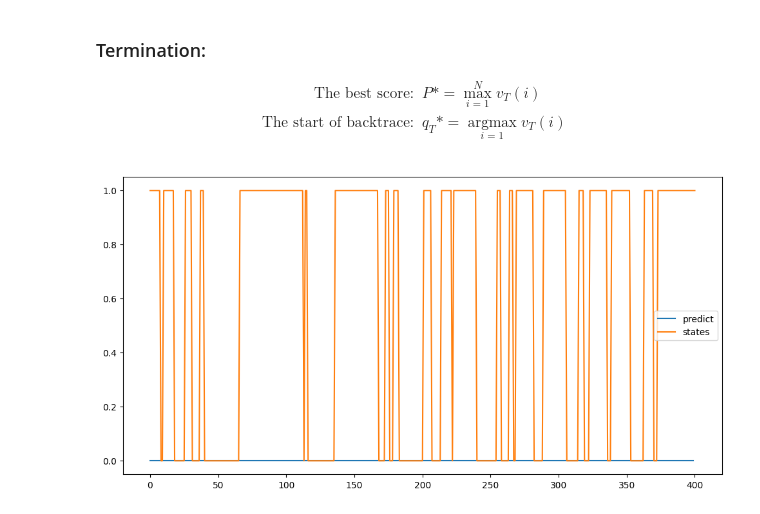
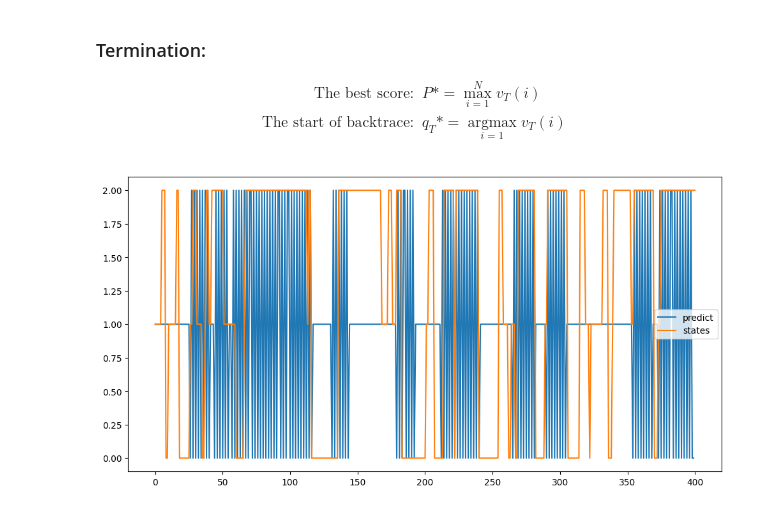
Before and after one commit to lmb2327/HMM, a Jupyter notebook: HMM_in progres.ipynb, the cells around one changed output. Drawn from its saved outputs; the diff is of its cells as text; code cells hidden in the pictures.

```diff
--- a/HMM_in progres.ipynb
+++ b/HMM_in progres.ipynb
@@ -229,7 +226,7 @@ def compute_backward(N,T,A_b,b_b,pi_b,observations):
     #initialize
     backward[:,T-1] =  1
 
-    for t in reversed(range(0,T-1)):
+    for t in range(T-2,-1,-1):
         for n in range(N):
             #np.ones for the sum, backward[]*A[][] multiplies each state by the transition probability to state n, and b[]
             #gives the probability of seeing observation t+1 when in state n
@@ -443,2 +447,0 @@ def EM(N,T,A_m,b_m,pi_m,observations):
-# %%
-A_hat, b_hat, pi_hat = EM(N,T,A_hat,b_hat,pi_hat,observations)
@@ -453,0 +448,7 @@ THE ESTIMATE FOR b IS
+# %%
+def generate_row_stochastic_matrix(n,m):
+    """Generates an n x n matrix where each row sums to 1"""
+    matrix = np.random.rand(n, m)
+    row_sums = matrix.sum(axis=1, keepdims=True)
+    row_stochastic_matrix = matrix / row_sums
+    return row_stochastic_matrix
@@ -453,0 +457,31 @@ THE ESTIMATE FOR b IS
+# %%
+max = -np.inf
+A_max = []
+b_max = []
+pi_max = []
+
+for i in range(20):
+    print(i)
+    A_temp = generate_row_stochastic_matrix(N,N)
+    b_temp = generate_row_stochastic_matrix(N,2)
+
+    pi_temp = [1/3,1/3,1/3]
+    A_hat, b_hat, pi_hat,logr = EM(N,T,A_temp,b_temp,pi_temp,observations)
+
+    if logr > max:
+        max = logr
+        A_max = A_hat
+        b_max = b_hat
+        pi_max = pi_hat
+
+print("THE REAL VALUES FOR A IS")
+print(A)
+print("THE REAL VALUES FOR b IS")
+print(b)
+print("THE REAL VALUES FOR pi IS")
+print(pi)
+print()
+print("THE MAXIMUM ESTIMATE FOR A IS")
+print(np.round(A_max,2))
+print("THE MAXIMUM ESTIMATE FOR b IS")
+print(np.round(b_max,2))
@@ -508,32 +560,32 @@ def viterbi(N,T,A_hat,b_hat,pi_hat,observations):
     for j in range(N):
         viterbi[j,0] = pi_hat[j]*b_hat[j,observations[0]]
         backpointers[j,0] = 0
 
     #Find which one has the highest probability to yield the observation at the next step
     for t in range(1,T-1):
         for j in range(N):
             viterbi[j,t] = np.max(viterbi[:,t-1]*A_hat[:,j]*b_hat[j,observations[t]])
             #find the index (state)
             backpointers[j,t] = np.where(viterbi[:,t-1]*A_hat[:,j]*b_hat[j,observations[t]] == np.max(viterbi[:,t-1]*A_hat[:,j]*b_hat[j,observations[t]]))[0][0]
 
     #The best path prob
     bestpathprob = np.max(viterbi[:,T-1])
 
     #the final backpointer
     bestbackpointer = np.where(viterbi[:,T-1] == bestpathprob)[0][0]
     bestpath = np.zeros(T)
 
     #the last of the bestpath is the lastbackpointer
     bestpath[T-1] = bestbackpointer
     for t in range(T-2, -1, -1):
         bestpath[t] = backpointers[int(bestpath[t+1]), t+1]
 
     plt.figure(figsize = (12,6))
     plt.plot(bestpath,label = "predict")
     plt.plot(states, label = "states")
     plt.legend()
     plt.show()
 
-viterbi(N,T,A_hat,b_hat,pi_hat,observations)
+viterbi(N,T,A_max,b_max,pi_max,observations)
 # %% [output]
-[figure, old version]
+[figure, new version]
```
Also changed, not shown: parts of 12 cells of this notebook, 1 other file.
